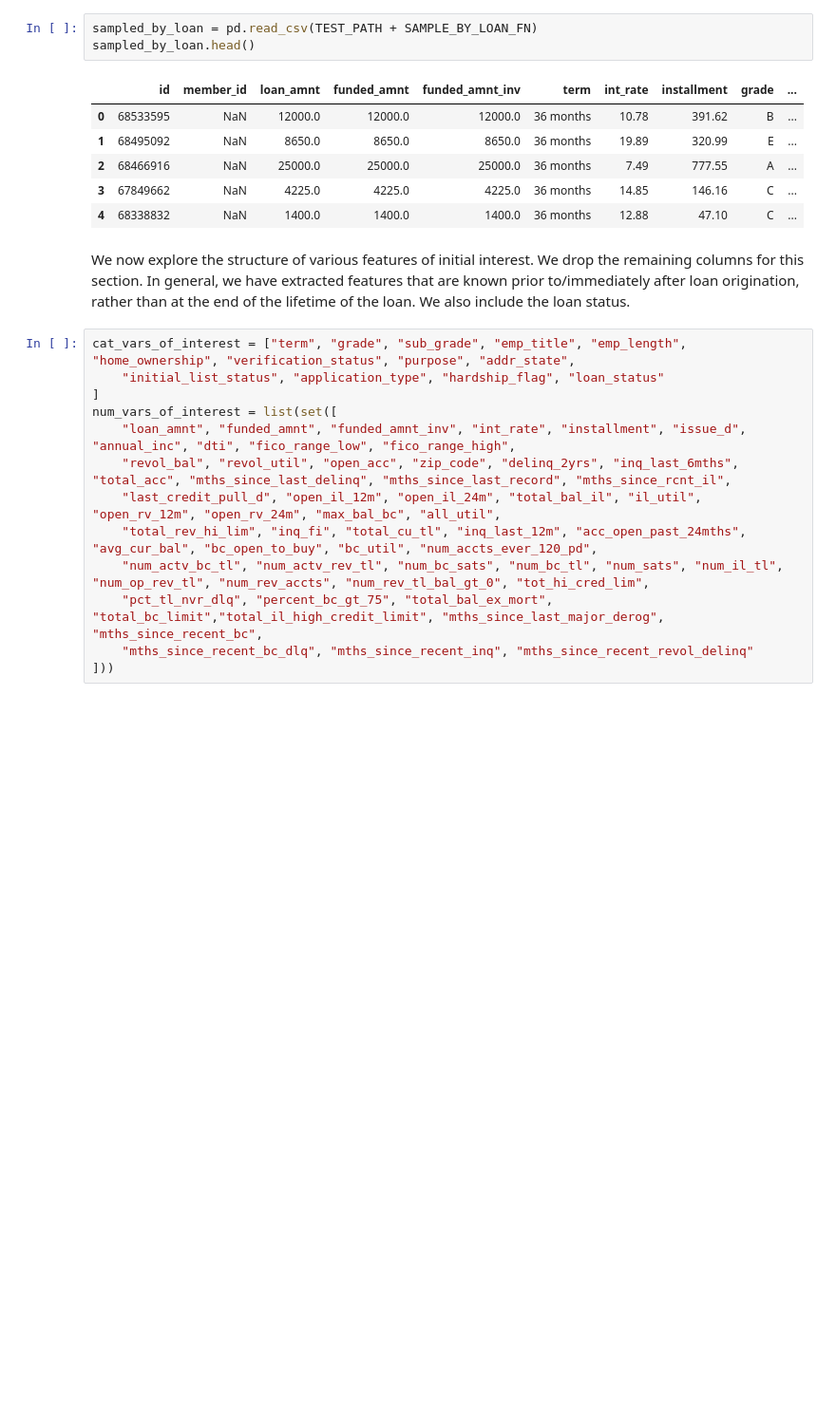
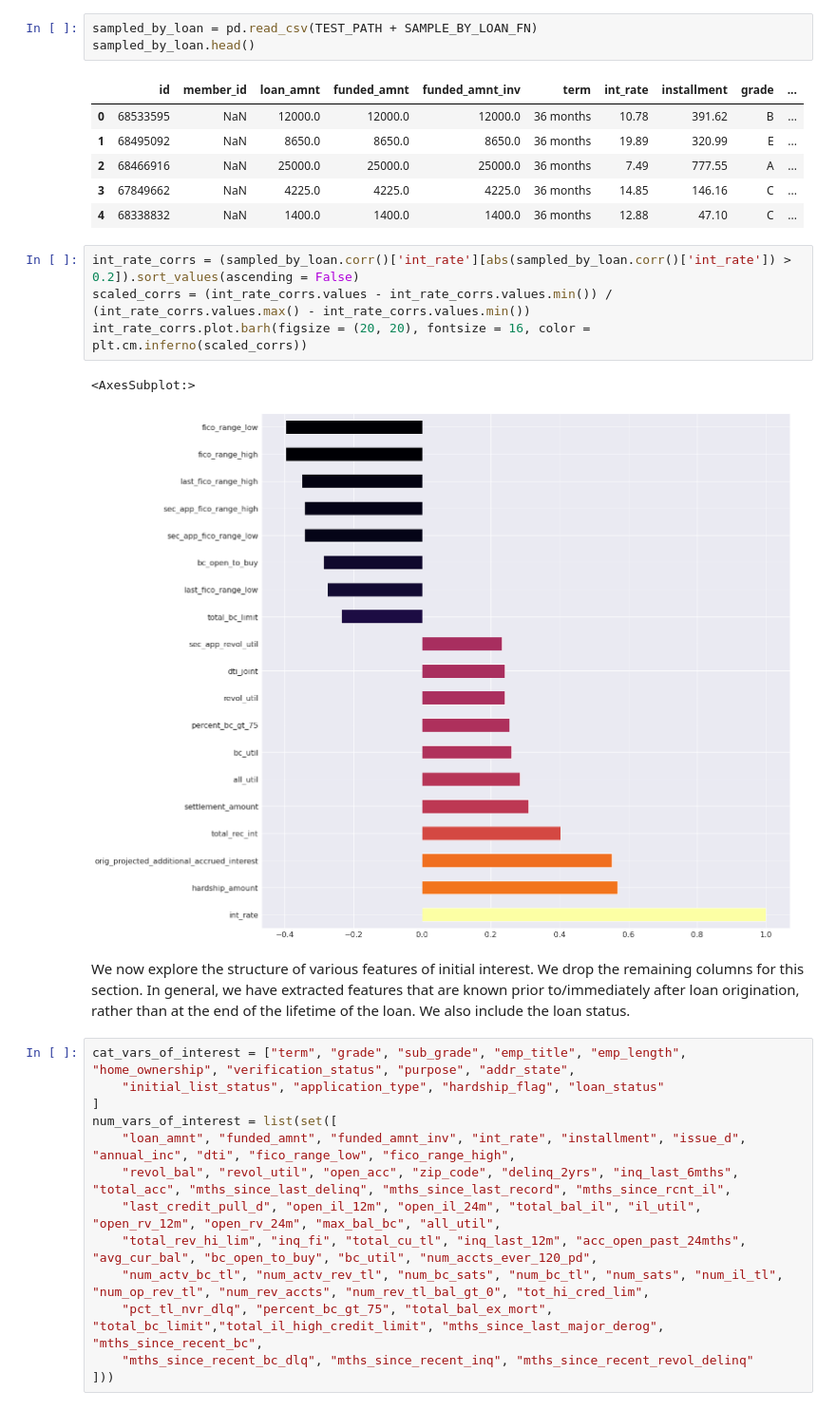
Before and after one commit to Wichaelian/citadel-summer-invitational22, a Jupyter notebook: notebooks/Cleaning and Preprocessing.ipynb, the cells around one changed output. Shown at 95% size. Saved outputs shown, nothing was run; the diff lists cells and outputs as text; blank space fills up the shorter version.

```diff
--- a/notebooks/Cleaning and Preprocessing.ipynb
+++ b/notebooks/Cleaning and Preprocessing.ipynb
@@ -52,6 +45,13 @@ sampled_by_loan.head()
 | 2 | 68466916 | NaN | 25000.0 | 25000.0 | 25000.0 | 36 months | 7.49 | 777.55 | A | ... |
 | 3 | 67849662 | NaN | 4225.0 | 4225.0 | 4225.0 | 36 months | 14.85 | 146.16 | C | ... |
 | 4 | 68338832 | NaN | 1400.0 | 1400.0 | 1400.0 | 36 months | 12.88 | 47.10 | C | ... |
+# %%
+int_rate_corrs = (sampled_by_loan.corr()['int_rate'][abs(sampled_by_loan.corr()['int_rate']) > 0.2]).sort_values(ascending = False)
+scaled_corrs = (int_rate_corrs.values - int_rate_corrs.values.min()) / (int_rate_corrs.values.max() - int_rate_corrs.values.min())
+int_rate_corrs.plot.barh(figsize = (20, 20), fontsize = 16, color = plt.cm.inferno(scaled_corrs))
+# %% [output]
+<AxesSubplot:>
+[figure, added]
 # %% [markdown]
 We now explore the structure of various features of initial interest. We drop the remaining columns for this section. In general, we have extracted features that are known prior to/immediately after loan origination, rather than at the end of the lifetime of the loan. We also include the loan status.
 # %%
```
Also changed, not shown: parts of 9 cells of this notebook, 3 other files.
